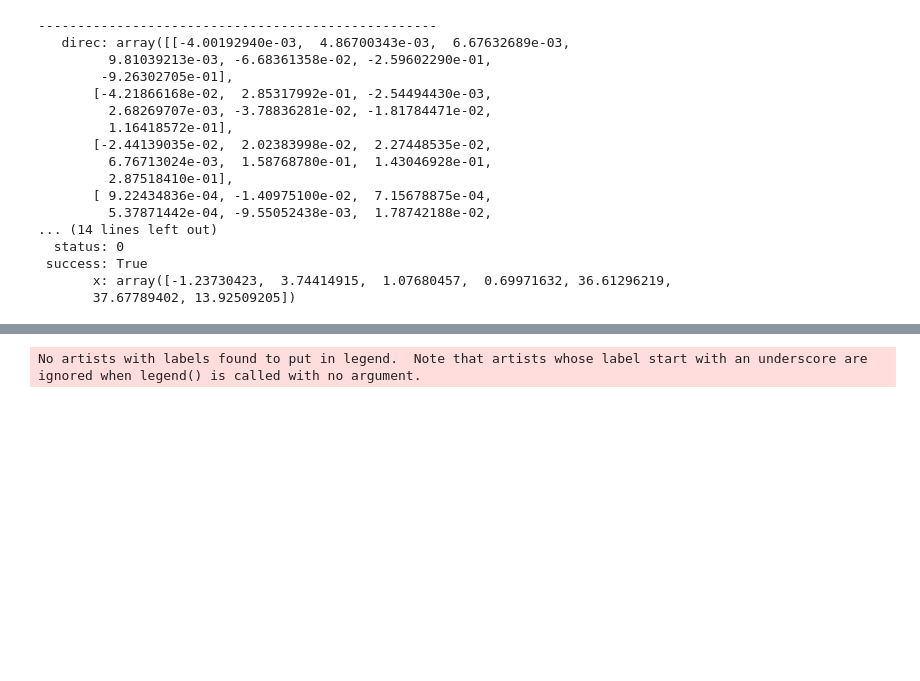
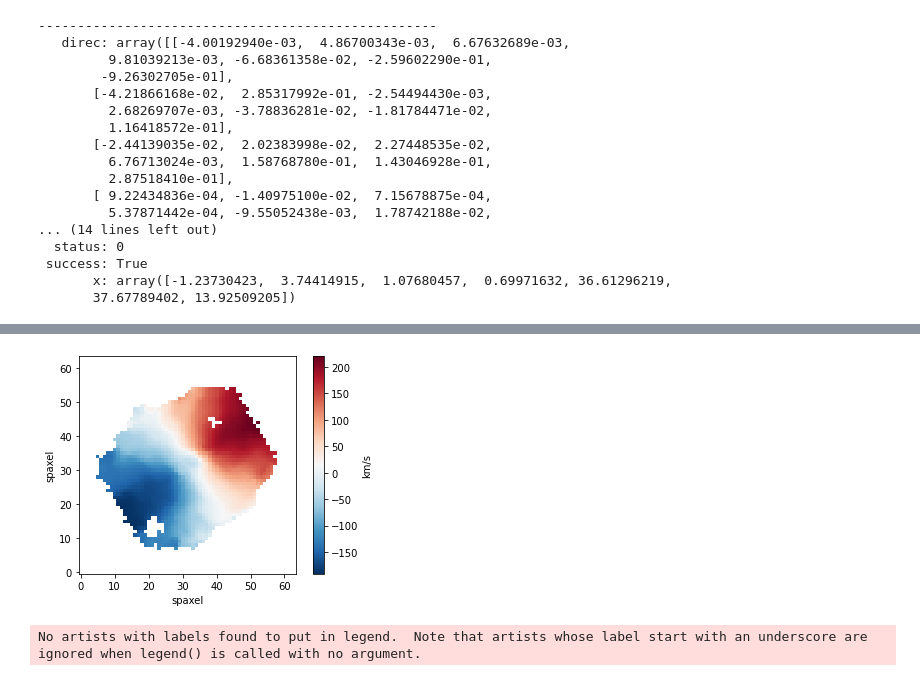
Before and after one commit to athenacat/RotationCurve, a Jupyter notebook: 2D_RC/combination_fit_test.ipynb, the cells around one changed output, grey strips where cells are left out. Drawn from its saved outputs; the diff is of its cells as text; code cells hidden in the pictures; blank space fills up the shorter version.

```diff
--- a/2D_RC/combination_fit_test.ipynb
+++ b/2D_RC/combination_fit_test.ipynb
@@ -309,3 +310,18 @@ cbar.set_label('km/s')
+# %%
+plt.imshow(maps["vmasked"],
+           origin='lower',
+           cmap='RdBu_r')
+
+plt.xlabel('spaxel')
+plt.ylabel('spaxel')
+
+cbar = plt.colorbar()
+cbar.set_label('km/s')
+#plt.title('7443-12705 Velocity Map')
+#plt.savefig("7443-12705_data")
+#5.2667753639881685, 0.617652
+# %% [output]
+[figure, added]
 # %%
 RC.plot_diagnostic_panel(gal_ID, shape, scale, iso_fit, NFW_fit, bur_fit, map_mask, maps['vmasked'],maps['ivarmasked'])
 # %% [output]
```
Also changed, not shown: parts of 7 cells of this notebook, 4 other files.
